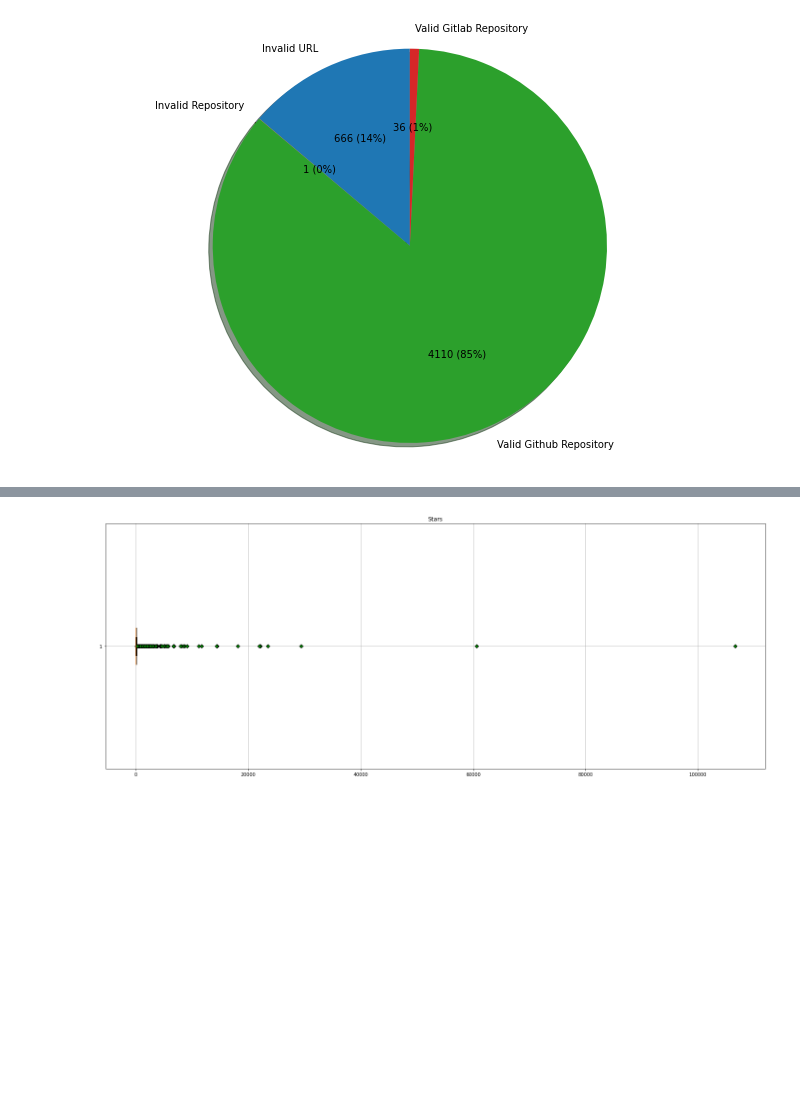
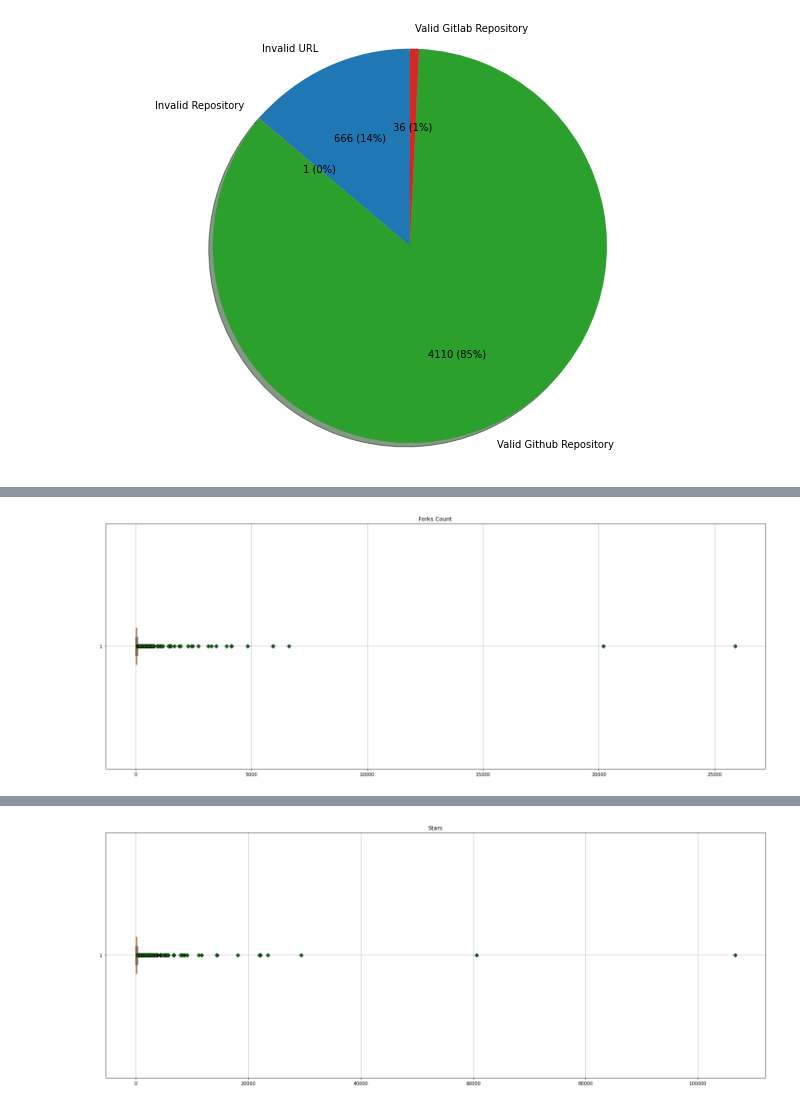
Before and after one commit to rafaatsouza/django-packages-miner, a Jupyter notebook: src/django-packages.ipynb, the cells around one changed output, grey strips where cells are left out. Drawn from its saved outputs; the diff is of its cells as text; code cells hidden in the pictures; blank space fills up the shorter version.

```diff
--- a/src/django-packages.ipynb
+++ b/src/django-packages.ipynb
@@ -54,0 +71,14 @@ plt.show()
+# %%
+fig, ax = plt.subplots(figsize=(20, 8))
+
+repo_forks = valid_repo['repo_forks'].values
+
+ax.boxplot(repo_forks, flierprops=dict(markerfacecolor='g', marker='D'), vert=False)
+ax.set_title('Forks Count')
+
+plt.tight_layout()
+plt.grid()
+
+plt.show()
+# %% [output]
+[figure, added]
```
Also changed, not shown: parts of 5 cells of this notebook.
